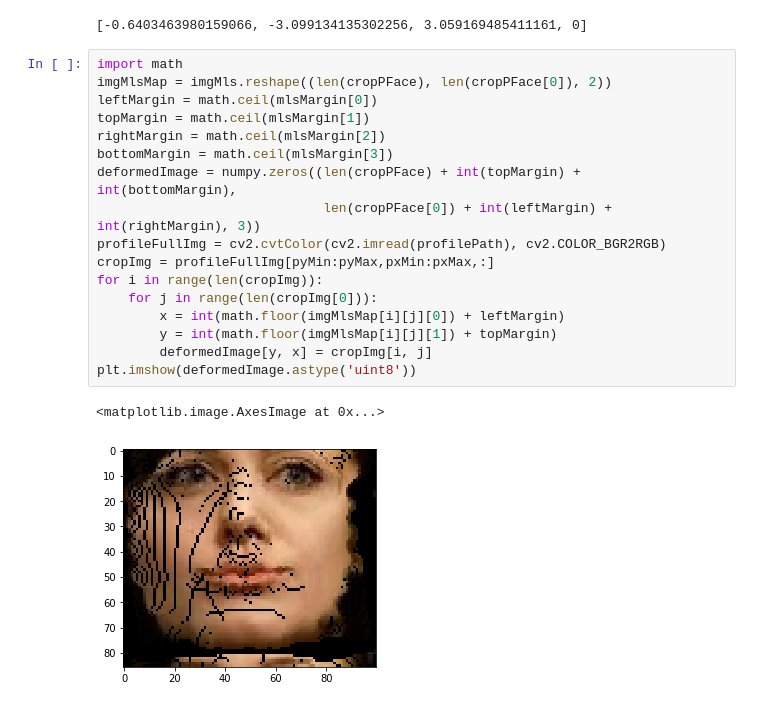
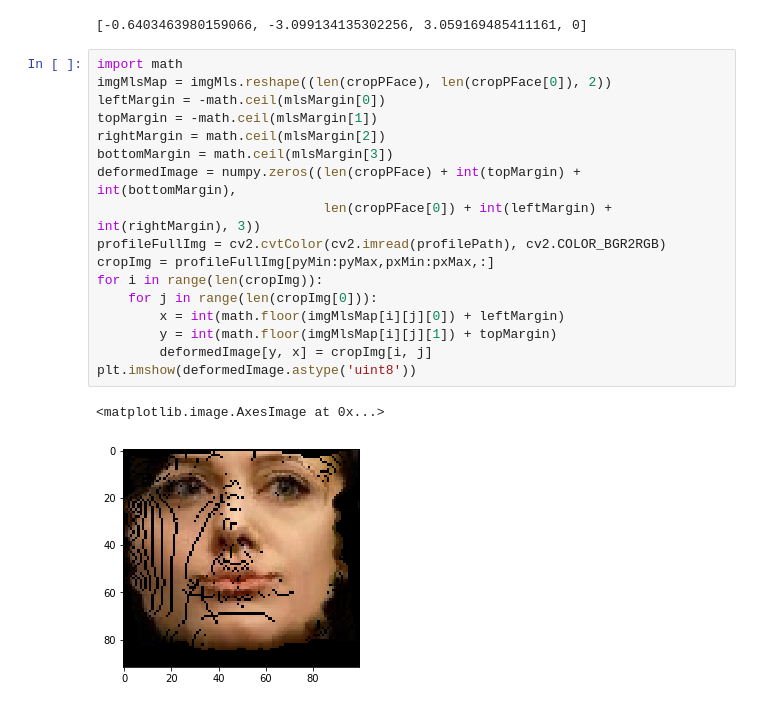
Before and after one commit to corganhejijun/MachineLearning, a Jupyter notebook: Face_Generate/Mark face with point.ipynb, the cells around one changed output. Saved outputs shown, nothing was run; the diff lists cells and outputs as text.

```diff
--- a/Face_Generate/Mark face with point.ipynb
+++ b/Face_Generate/Mark face with point.ipynb
@@ -190,20 +190,20 @@ print mlsMargin
 # %%
 import math
 imgMlsMap = imgMls.reshape((len(cropPFace), len(cropPFace[0]), 2))
-leftMargin = math.ceil(mlsMargin[0])
-topMargin = math.ceil(mlsMargin[1])
+leftMargin = -math.ceil(mlsMargin[0])
+topMargin = -math.ceil(mlsMargin[1])
 rightMargin = math.ceil(mlsMargin[2])
 bottomMargin = math.ceil(mlsMargin[3])
 deformedImage = numpy.zeros((len(cropPFace) + int(topMargin) + int(bottomMargin),
                              len(cropPFace[0]) + int(leftMargin) + int(rightMargin), 3))
 profileFullImg = cv2.cvtColor(cv2.imread(profilePath), cv2.COLOR_BGR2RGB)
 cropImg = profileFullImg[pyMin:pyMax,pxMin:pxMax,:]
 for i in range(len(cropImg)):
     for j in range(len(cropImg[0])):
         x = int(math.floor(imgMlsMap[i][j][0]) + leftMargin)
         y = int(math.floor(imgMlsMap[i][j][1]) + topMargin)
         deformedImage[y, x] = cropImg[i, j]
 plt.imshow(deformedImage.astype('uint8'))
 # %% [output]
 <matplotlib.image.AxesImage at 0x...>
-[figure, old version]
+[figure, new version]
```
Also changed, not shown: parts of 5 cells of this notebook, 1 other file.
